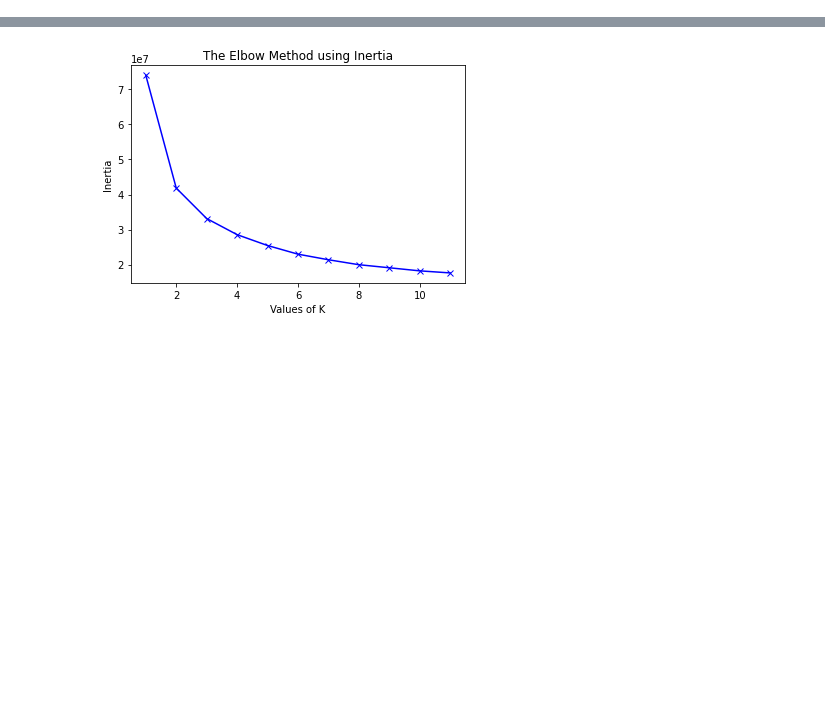
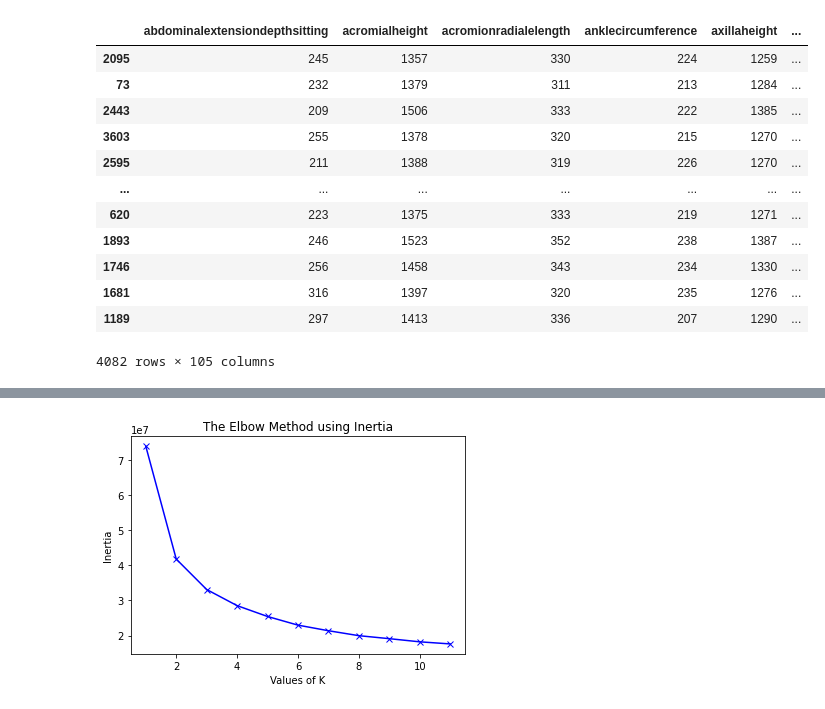
Before and after one commit to codingismycraft/ML_Introduction, a Jupyter notebook: notebooks/04-01.1-k-means-t-shirts.ipynb, the cells around one changed output, grey strips where cells are left out. Cells and saved outputs as stored; diff of their text form; code cells hidden in the pictures; blank space fills up the shorter version.

```diff
--- a/notebooks/04-01.1-k-means-t-shirts.ipynb
+++ b/notebooks/04-01.1-k-means-t-shirts.ipynb
@@ -24,11 +25,26 @@ def show_correlation_graph(data, title=None, cmap=None, linewidths=0, figsize=(9
 # %%
 # Download data from:
 # https://www.kaggle.com/datasets/seshadrikolluri/ansur-ii?select=ANSUR+II+MALE+Public.csv
 
 filename = "ANSUR-II-male.csv"
 df = pd.read_csv(f"./data/{filename}", encoding="latin-1")
 df = df.sample(frac=1)
 df = df.drop(["Gender", "Date", "subjectid"], axis=1)
+df
+# %% [output]
+|  | abdominalextensiondepthsitting | acromialheight | acromionradialelength | anklecircumference | axillaheight | ... |
+| 2095 | 245 | 1357 | 330 | 224 | 1259 | ... |
+| 73 | 232 | 1379 | 311 | 213 | 1284 | ... |
+| 2443 | 209 | 1506 | 333 | 222 | 1385 | ... |
+| 3603 | 255 | 1378 | 320 | 215 | 1270 | ... |
+| 2595 | 211 | 1388 | 319 | 226 | 1270 | ... |
+| ... | ... | ... | ... | ... | ... | ... |
+| 620 | 223 | 1375 | 333 | 219 | 1271 | ... |
+| 1893 | 246 | 1523 | 352 | 238 | 1387 | ... |
+| 1746 | 256 | 1458 | 343 | 234 | 1330 | ... |
+| 1681 | 316 | 1397 | 320 | 235 | 1276 | ... |
+| 1189 | 297 | 1413 | 336 | 207 | 1290 | ... |
+4082 rows × 105 columns
 # %%
 keywords = ["arm", "chest", "waist", "shoulder"]
 columns_to_use = []
```
Also changed, not shown: parts of 16 cells of this notebook, 1 other file.
